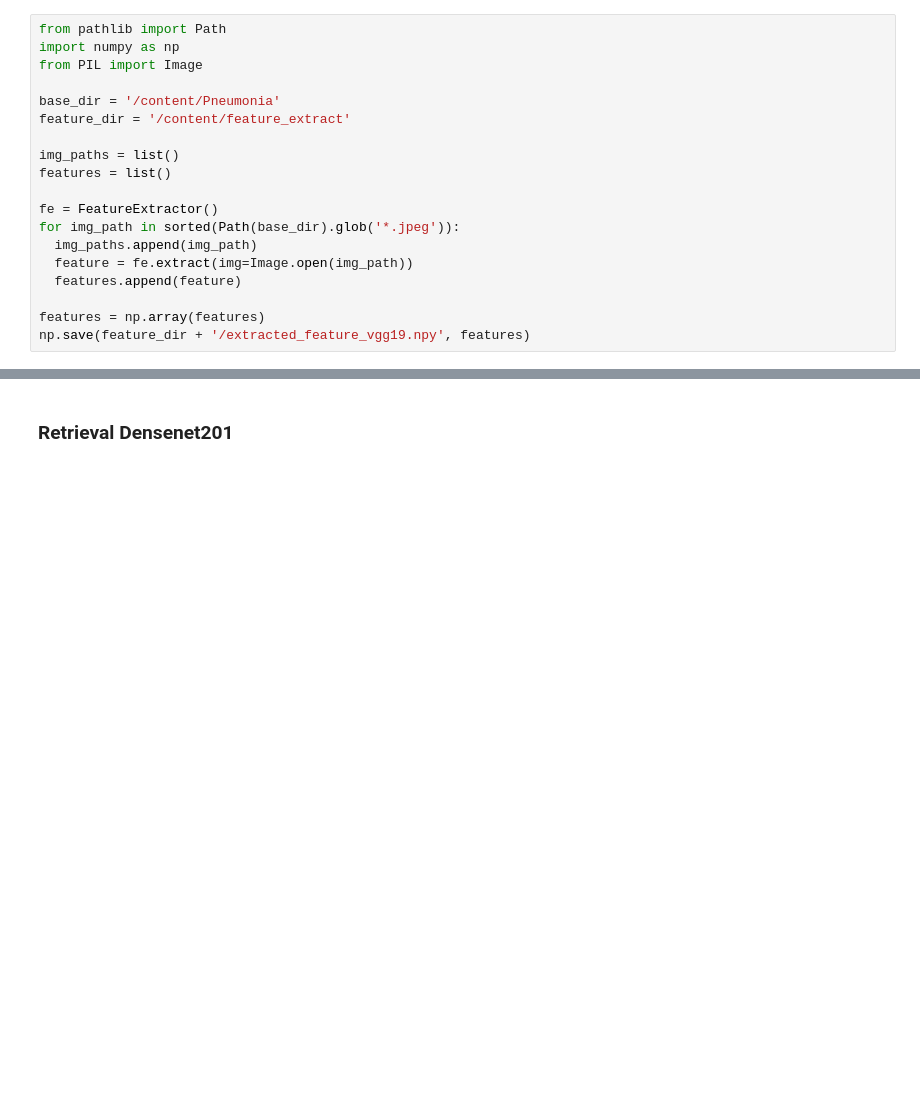
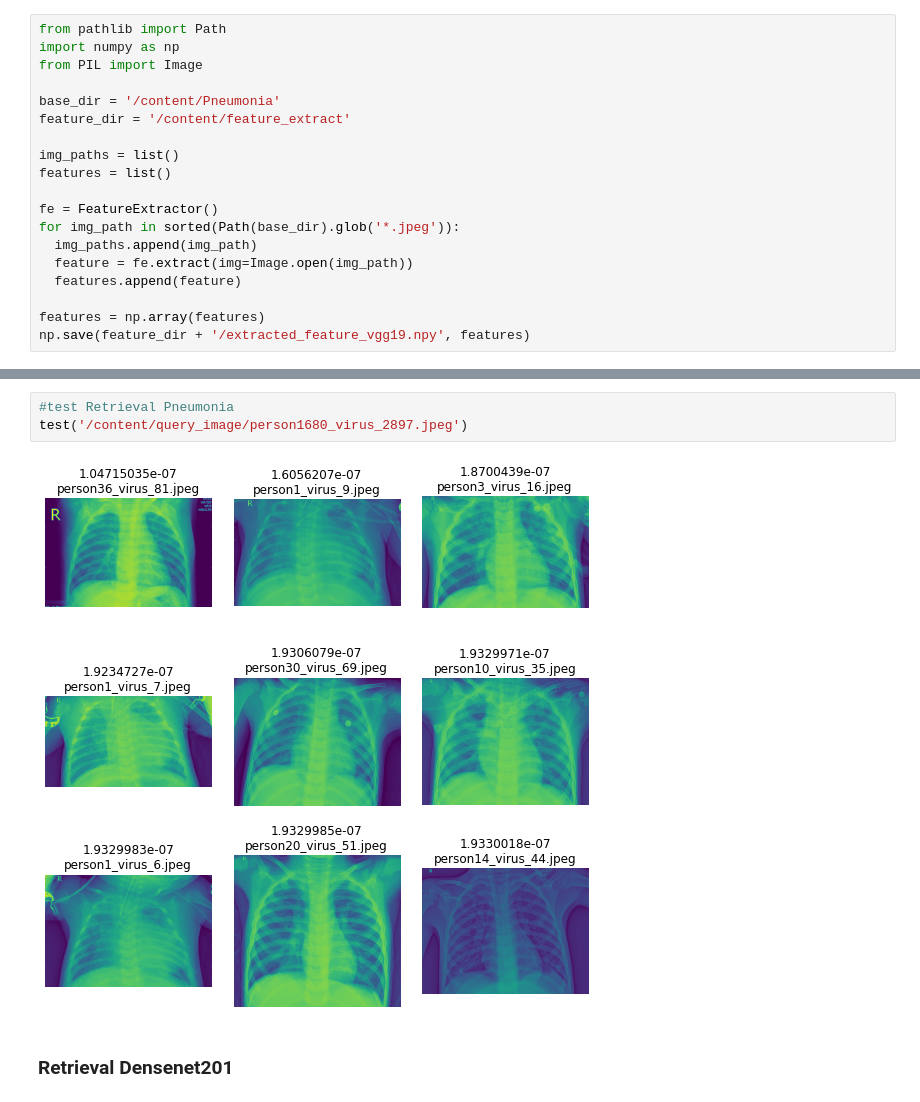
Before and after one commit to jodysuseno/TugasAkhirTKC_073-079, a Jupyter notebook: CBIR_pneumonia.ipynb, the cells around one changed output, grey strips where cells are left out. Saved outputs shown, nothing was run; the diff lists cells and outputs as text; blank space fills up the shorter version.

```diff
--- a/CBIR_pneumonia.ipynb
+++ b/CBIR_pneumonia.ipynb
@@ -665,3 +668,8 @@ plt.show()
+# %%
+#test Retrieval Pneumonia
+test('/content/query_image/person1680_virus_2897.jpeg')
+# %% [output]
+[figure, added]
 # %% [markdown]
 ### Retrieval Densenet201
 # %%
```
Also changed, not shown: parts of 8 cells of this notebook.
